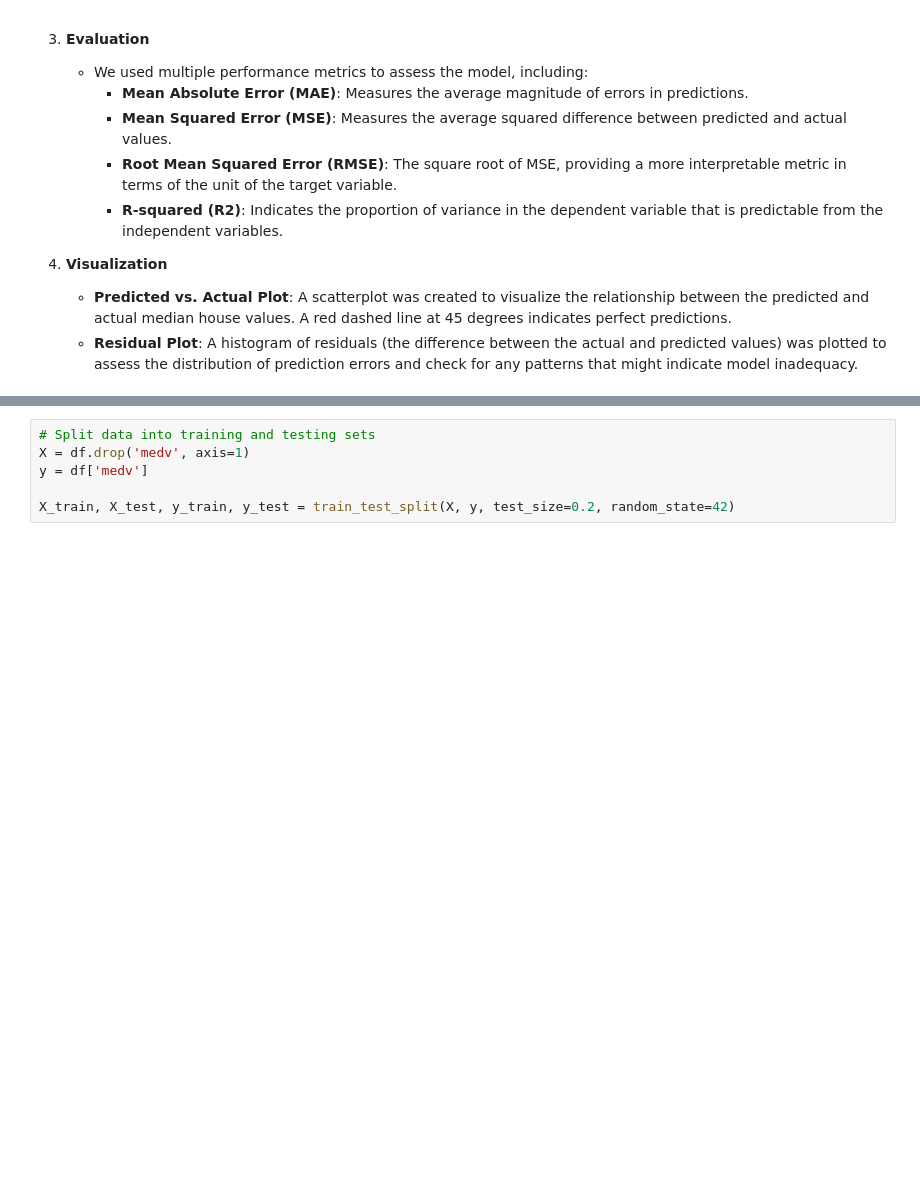
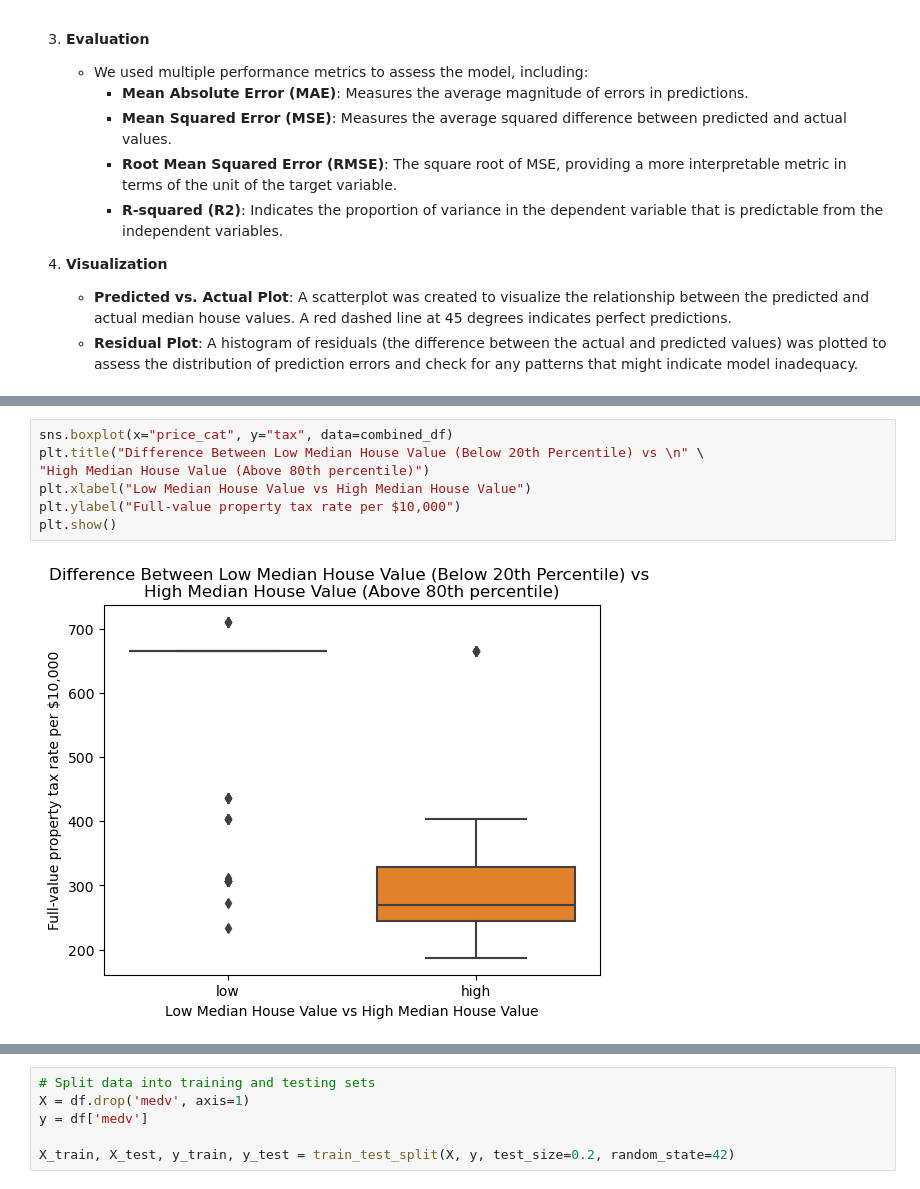
Before and after one commit to yzhao2433/LoanDelinquencyProject, a Jupyter notebook: HW1.ipynb, the cells around one changed output, grey strips where cells are left out. Saved outputs shown, nothing was run; the diff lists cells and outputs as text; blank space fills up the shorter version.

```diff
--- a/HW1.ipynb
+++ b/HW1.ipynb
@@ -82,0 +226,9 @@ sns.pairplot(df)
+# %%
+sns.boxplot(x="price_cat", y="tax", data=combined_df)
+plt.title("Difference Between Low Median House Value (Below 20th Percentile) vs \n" \
+"High Median House Value (Above 80th percentile)")
+plt.xlabel("Low Median House Value vs High Median House Value")
+plt.ylabel("Full-value property tax rate per $10,000")
+plt.show()
+# %% [output]
+[figure, added]
```
Also changed, not shown: parts of 27 cells of this notebook.
